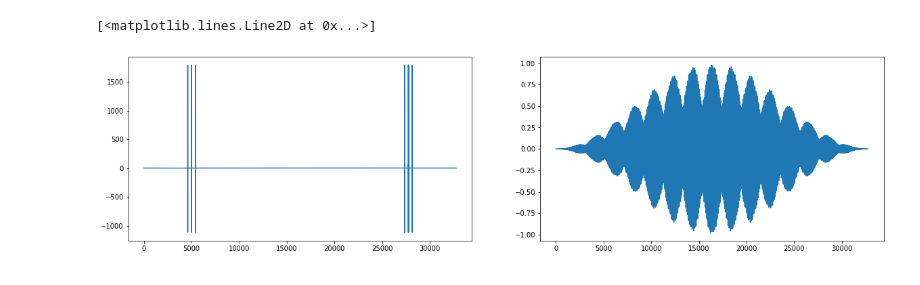
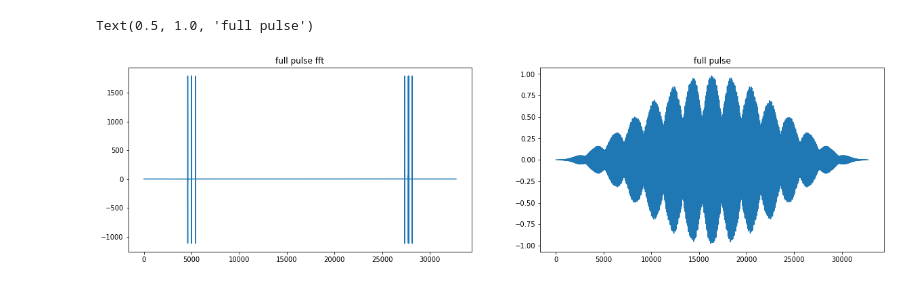
Before and after one commit to nkrackow/STFT_Prototyping, a Jupyter notebook: Notebooks/Robert_STFT.ipynb, the cells around one changed output. Drawn from its saved outputs; the diff is of its cells as text; code cells hidden in the pictures.

```diff
--- a/Notebooks/Robert_STFT.ipynb
+++ b/Notebooks/Robert_STFT.ipynb
@@ -77,12 +84,14 @@ ax.plot(pulse_shaped_BB.real)
 # %%
 # generate carrier and modualte
 carrier=np.linspace(0,1,pulse_BB.size)
 carrier=np.cos(f_c*np.pi*carrier)
 
 full_pulse=pulse_shaped_BB*carrier
 fig, ax = plt.subplots(1, 2, figsize=(20, 5))
 ax[0].plot(np.fft.fft(full_pulse).real)
+ax[0].set_title('full pulse fft')
 ax[1].plot(full_pulse.real)
+ax[1].set_title('full pulse')
 # %% [output]
-[<matplotlib.lines.Line2D at 0x...>]
+Text(0.5, 1.0, 'full pulse')
-[figure, old version]
+[figure, new version]
```
Also changed, not shown: parts of 4 cells of this notebook.
